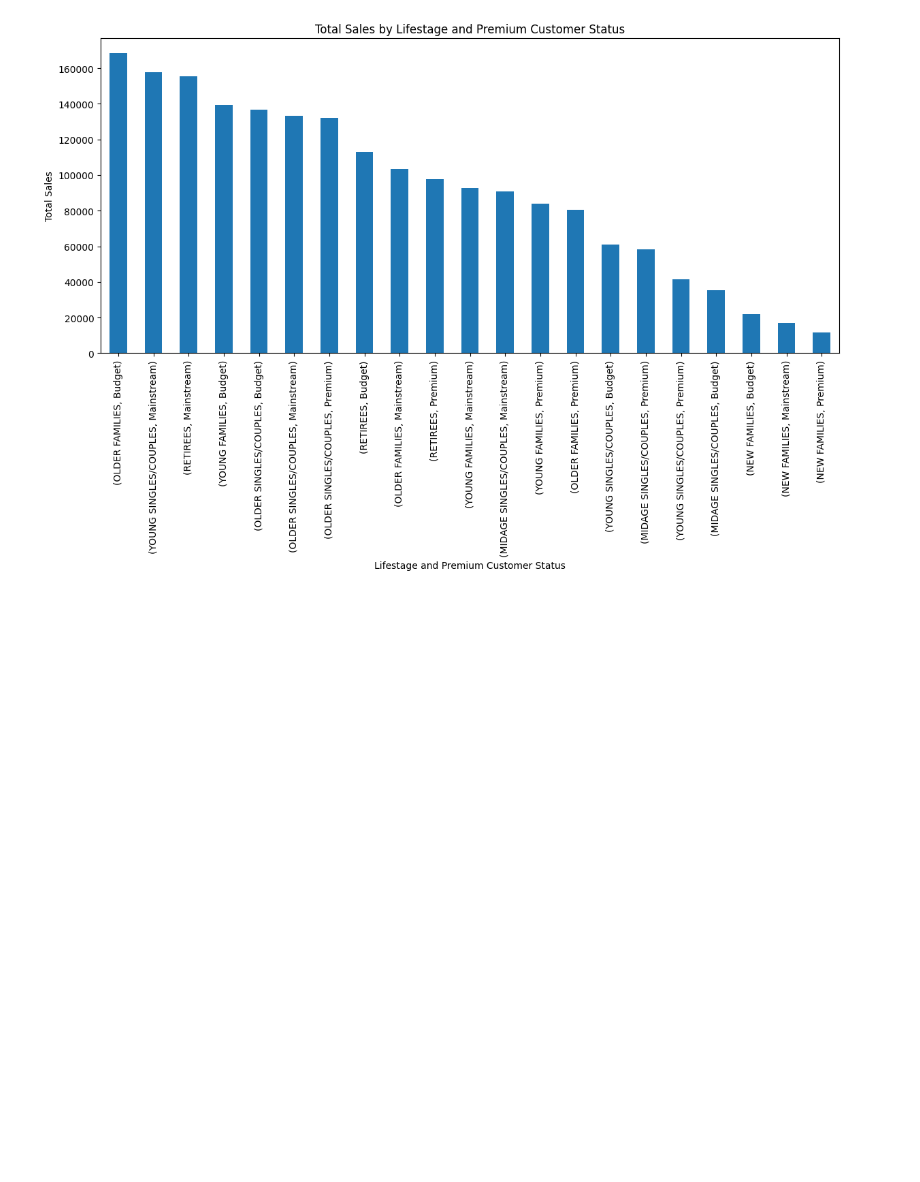
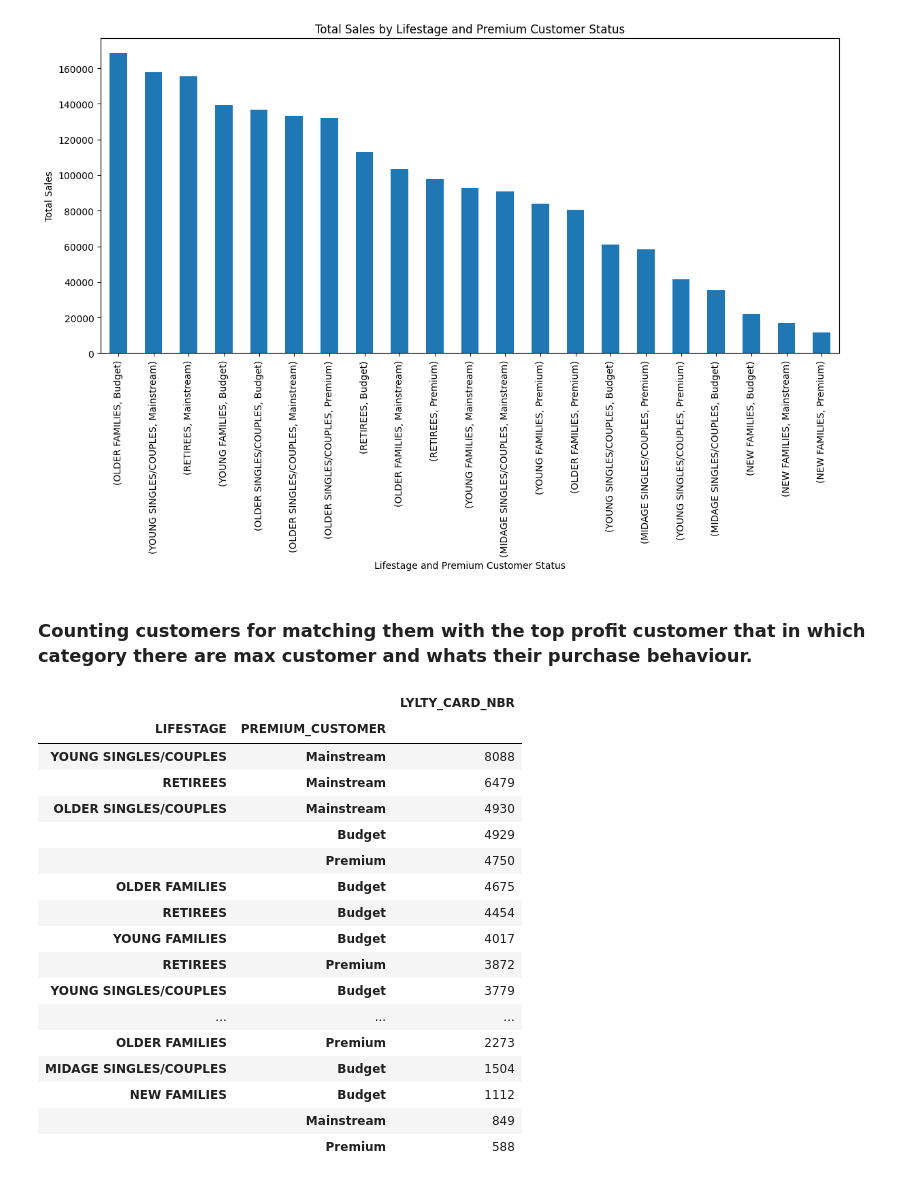
Before and after one commit to 87690ut/Virtual-Internships-Portfolio, a Jupyter notebook: Python_EDA/Customer_analysis.ipynb, the cells around one changed output. Drawn from its saved outputs; the diff is of its cells as text; code cells hidden in the pictures; blank space fills up the shorter version.

```diff
--- a/Python_EDA/Customer_analysis.ipynb
+++ b/Python_EDA/Customer_analysis.ipynb
@@ -342,3 +342,28 @@ plt.xticks(rotation=90)
 plt.show()
 # %% [output]
 [figure]
+# %% [markdown]
+### Counting customers for matching them with the top profit customer that in which category there are max customer and whats their purchase behaviour.
+# %%
+cust_count = full_df.groupby(['LIFESTAGE', 'PREMIUM_CUSTOMER'])['LYLTY_CARD_NBR'].nunique().sort_values(ascending = False) # grouping the data on the basis of lifestage and premium customer status for getting the unique count of loyalty card number for each group.
+da = pd.DataFrame(cust_count)
+da
+# %% [output]
+|  |  | LYLTY_CARD_NBR |
+| LIFESTAGE | PREMIUM_CUSTOMER |  |
+| YOUNG SINGLES/COUPLES | Mainstream | 8088 |
+| RETIREES | Mainstream | 6479 |
+| OLDER SINGLES/COUPLES | Mainstream | 4930 |
+|  | Budget | 4929 |
+|  | Premium | 4750 |
+| OLDER FAMILIES | Budget | 4675 |
+| RETIREES | Budget | 4454 |
+| YOUNG FAMILIES | Budget | 4017 |
+| RETIREES | Premium | 3872 |
+| YOUNG SINGLES/COUPLES | Budget | 3779 |
+| ... | ... | ... |
+| OLDER FAMILIES | Premium | 2273 |
+| MIDAGE SINGLES/COUPLES | Budget | 1504 |
+| NEW FAMILIES | Budget | 1112 |
+|  | Mainstream | 849 |
+|  | Premium | 588 |
```
Also changed, not shown: parts of 1 cell of this notebook.
